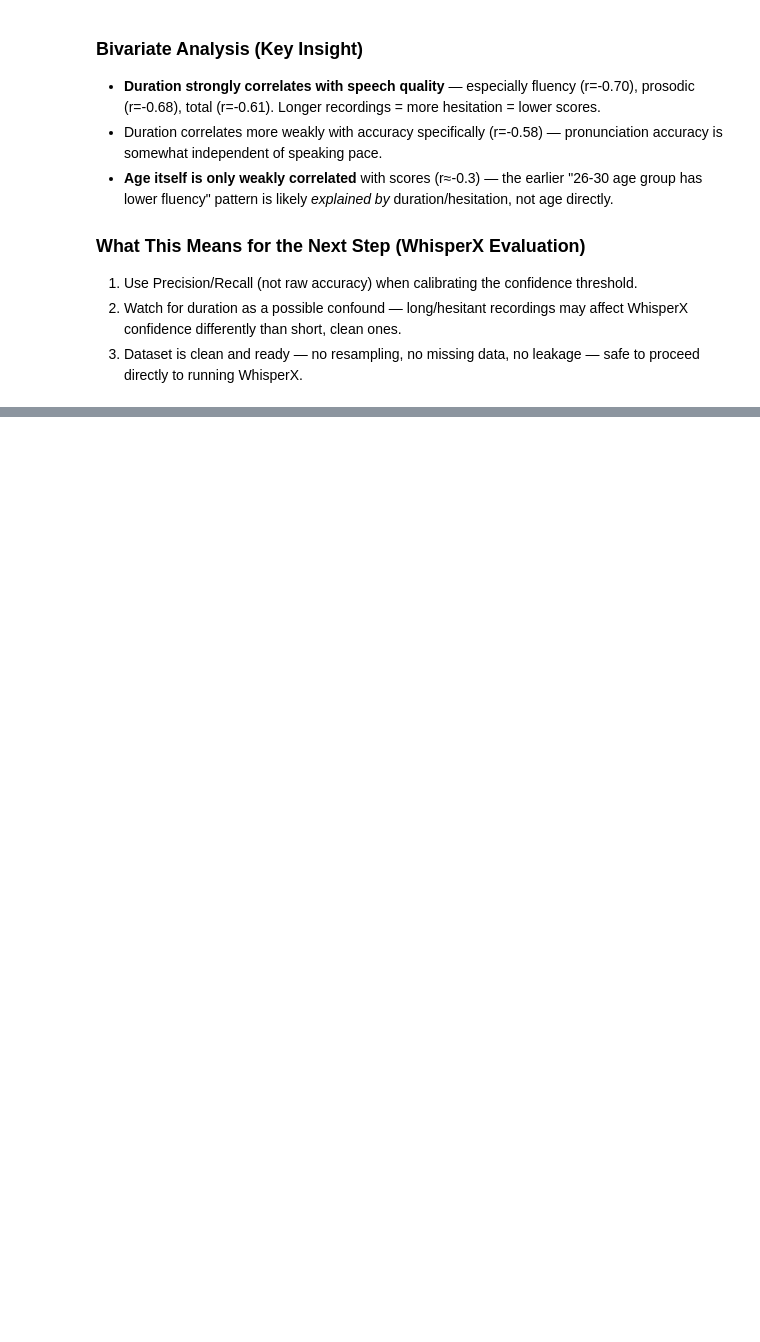
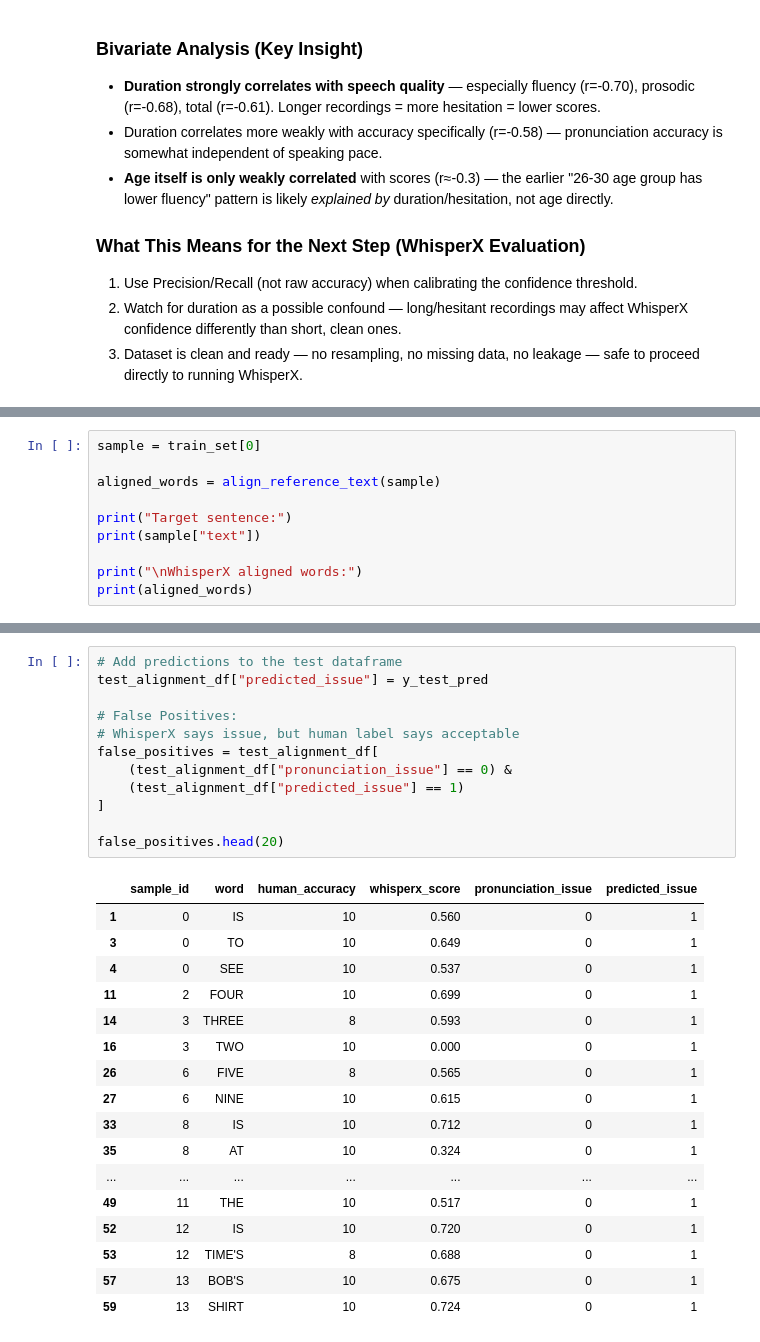
Before and after one commit to maabmusa7/BinX_Tech_Internship_Project_GROUP5, a Jupyter notebook: ai-ml/stt-whisperx/whisperx_pronunciation.ipynb, the cells around one changed output, grey strips where cells are left out. Drawn from its saved outputs; the diff is of its cells as text; blank space fills up the shorter version.

```diff
--- a/ai-ml/stt-whisperx/whisperx_pronunciation.ipynb
+++ b/ai-ml/stt-whisperx/whisperx_pronunciation.ipynb
@@ -487,0 +573,10 @@ than age being a direct driver of pronunciation quality.
+# %%
+sample = train_set[0]
+
+aligned_words = align_reference_text(sample)
+
+print("Target sentence:")
+print(sample["text"])
+
+print("\nWhisperX aligned words:")
+print(aligned_words)
@@ -487,0 +1167,30 @@ than age being a direct driver of pronunciation quality.
+# %%
+# Add predictions to the test dataframe
+test_alignment_df["predicted_issue"] = y_test_pred
+
+# False Positives:
+# WhisperX says issue, but human label says acceptable
+false_positives = test_alignment_df[
+    (test_alignment_df["pronunciation_issue"] == 0) &
+    (test_alignment_df["predicted_issue"] == 1)
+]
+
+false_positives.head(20)
+# %% [output]
+|  | sample_id | word | human_accuracy | whisperx_score | pronunciation_issue | predicted_issue |
+| 1 | 0 | IS | 10 | 0.560 | 0 | 1 |
+| 3 | 0 | TO | 10 | 0.649 | 0 | 1 |
+| 4 | 0 | SEE | 10 | 0.537 | 0 | 1 |
+| 11 | 2 | FOUR | 10 | 0.699 | 0 | 1 |
+| 14 | 3 | THREE | 8 | 0.593 | 0 | 1 |
+| 16 | 3 | TWO | 10 | 0.000 | 0 | 1 |
+| 26 | 6 | FIVE | 8 | 0.565 | 0 | 1 |
+| 27 | 6 | NINE | 10 | 0.615 | 0 | 1 |
+| 33 | 8 | IS | 10 | 0.712 | 0 | 1 |
+| 35 | 8 | AT | 10 | 0.324 | 0 | 1 |
+| ... | ... | ... | ... | ... | ... | ... |
+| 49 | 11 | THE | 10 | 0.517 | 0 | 1 |
+| 52 | 12 | IS | 10 | 0.720 | 0 | 1 |
+| 53 | 12 | TIME'S | 8 | 0.688 | 0 | 1 |
+| 57 | 13 | BOB'S | 10 | 0.675 | 0 | 1 |
+| 59 | 13 | SHIRT | 10 | 0.724 | 0 | 1 |
```
Also changed, not shown: parts of 27 cells of this notebook.
